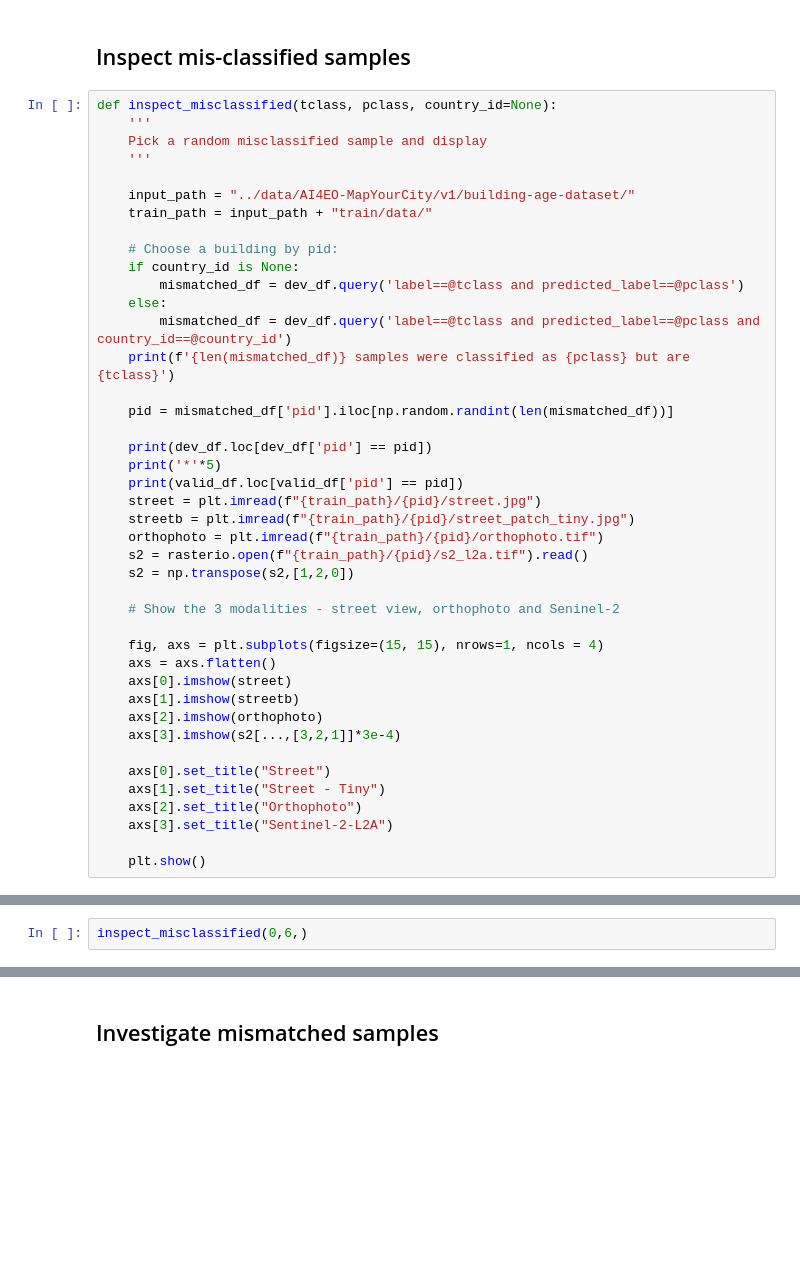
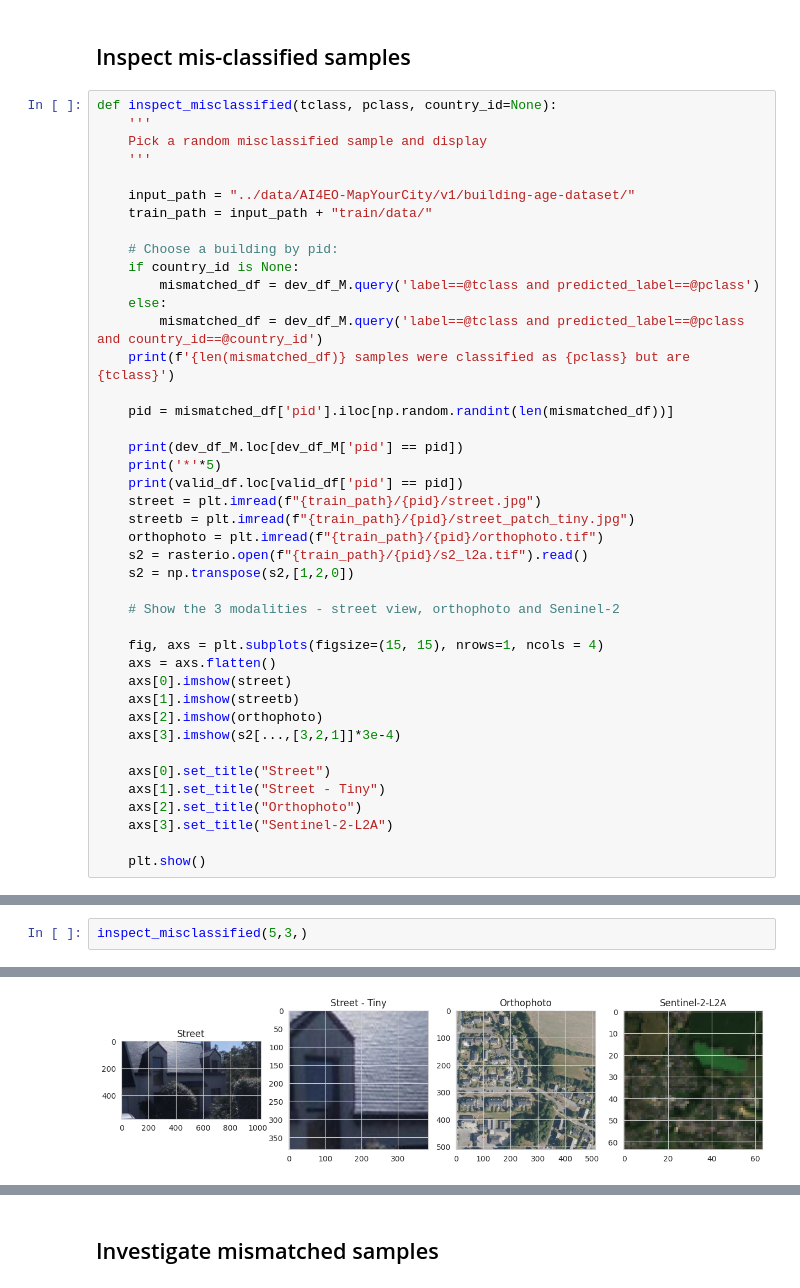
Before and after one commit to crlna16/ai4eo-map-your-city, a Jupyter notebook: notebooks/submissions.ipynb, the cells around one changed output, grey strips where cells are left out. Cells and saved outputs as stored; diff of their text form; blank space fills up the shorter version.

```diff
--- a/notebooks/submissions.ipynb
+++ b/notebooks/submissions.ipynb
@@ -231,14 +516,14 @@ def inspect_misclassified(tclass, pclass, country_id=None):
 
     # Choose a building by pid:
     if country_id is None:
-        mismatched_df = dev_df.query('label==@tclass and predicted_label==@pclass')
+        mismatched_df = dev_df_M.query('label==@tclass and predicted_label==@pclass')
     else:
-        mismatched_df = dev_df.query('label==@tclass and predicted_label==@pclass and country_id==@country_id')
+        mismatched_df = dev_df_M.query('label==@tclass and predicted_label==@pclass and country_id==@country_id')
     print(f'{len(mismatched_df)} samples were classified as {pclass} but are {tclass}')
 
     pid = mismatched_df['pid'].iloc[np.random.randint(len(mismatched_df))]
 
-    print(dev_df.loc[dev_df['pid'] == pid])
+    print(dev_df_M.loc[dev_df_M['pid'] == pid])
     print('*'*5)
     print(valid_df.loc[valid_df['pid'] == pid])
     street = plt.imread(f"{train_path}/{pid}/street.jpg")
@@ -301,4 +586,5 @@ def inspect_sample(pid, split='train'):
 
     plt.show()
 # %%
-inspect_misclassified(0,6,)
+inspect_misclassified(5,3,)
+# %% [output]
@@ -305 +608,2 @@ inspect_misclassified(0,6,)
+[figure, added]
 # %%
```
Also changed, not shown: parts of 56 cells of this notebook, 3 other files.
